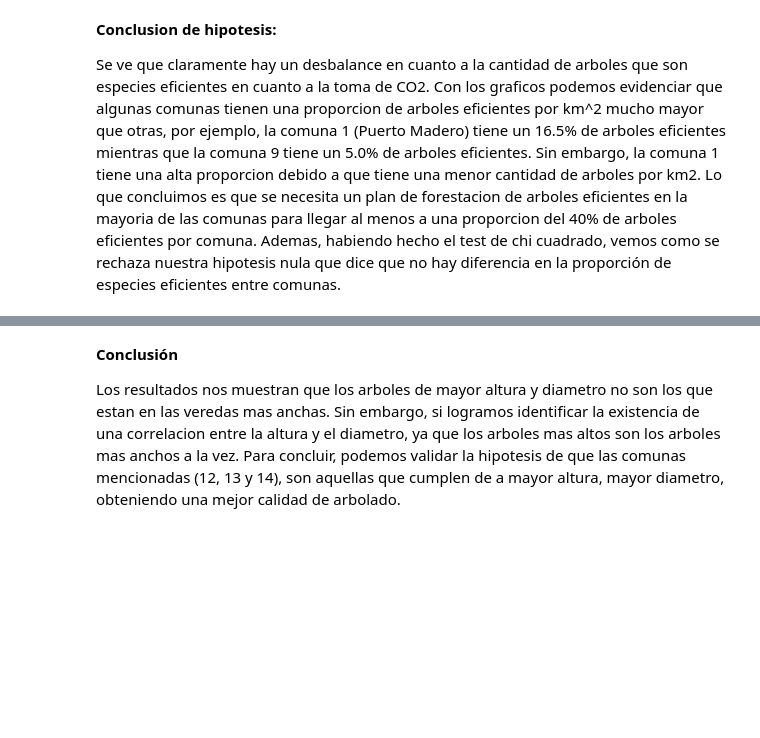
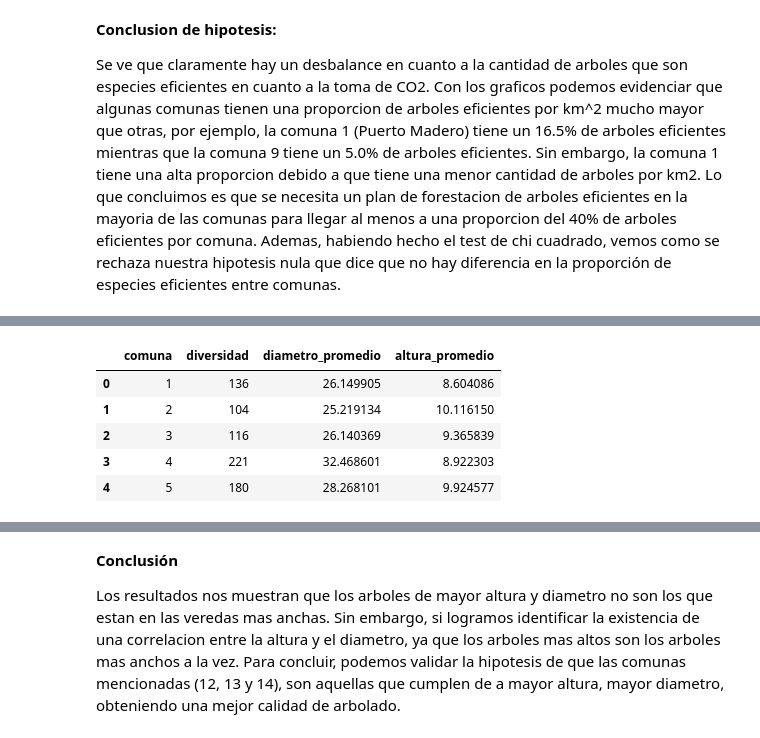
Before and after one commit to Rusoo37/TPEfundamentos, a Jupyter notebook: TPEL.ipynb, the cells around one changed output, grey strips where cells are left out. Drawn from its saved outputs; the diff is of its cells as text; code cells hidden in the pictures; blank space fills up the shorter version.

```diff
--- a/TPEL.ipynb
+++ b/TPEL.ipynb
@@ -1127,0 +947,14 @@ Notes:
+# %%
+import pandas as pd
+import seaborn as sns
+import matplotlib.pyplot as plt
+import statsmodels.api as sm
+
+# Copia del dataset limpio
+dataset_hipotesis5 = dataset_limpio.copy()
+
+cols = ['comuna', 'nombre_cientifico', 'diametro_altura_pecho', 'altura_arbol']
+dataset_hipotesis5 = dataset_hipotesis5[cols].copy()
+
+# Mostrar las primeras filas para verificar
+dataset_hipotesis5.info()
@@ -1127,0 +979,20 @@ Notes:
+# %%
+# Agrupar por comuna y calcular métricas de interés
+df_comuna = dataset_hipotesis5.groupby('comuna').agg({
+    'nombre_cientifico': pd.Series.nunique,   # cantidad de especies distintas (diversidad)
+    'diametro_altura_pecho': 'mean',          # diámetro promedio
+    'altura_arbol': 'mean'                    # altura promedio
+}).reset_index()
+
+# Renombrar columnas para claridad
+df_comuna.columns = ['comuna', 'diversidad', 'diametro_promedio', 'altura_promedio']
+
+# Verificar los resultados
+df_comuna.head()
+# %% [output]
+|  | comuna | diversidad | diametro_promedio | altura_promedio |
+| 0 | 1 | 136 | 26.149905 | 8.604086 |
+| 1 | 2 | 104 | 25.219134 | 10.116150 |
+| 2 | 3 | 116 | 26.140369 | 9.365839 |
+| 3 | 4 | 221 | 32.468601 | 8.922303 |
+| 4 | 5 | 180 | 28.268101 | 9.924577 |
```
Also changed, not shown: parts of 27 cells of this notebook.
